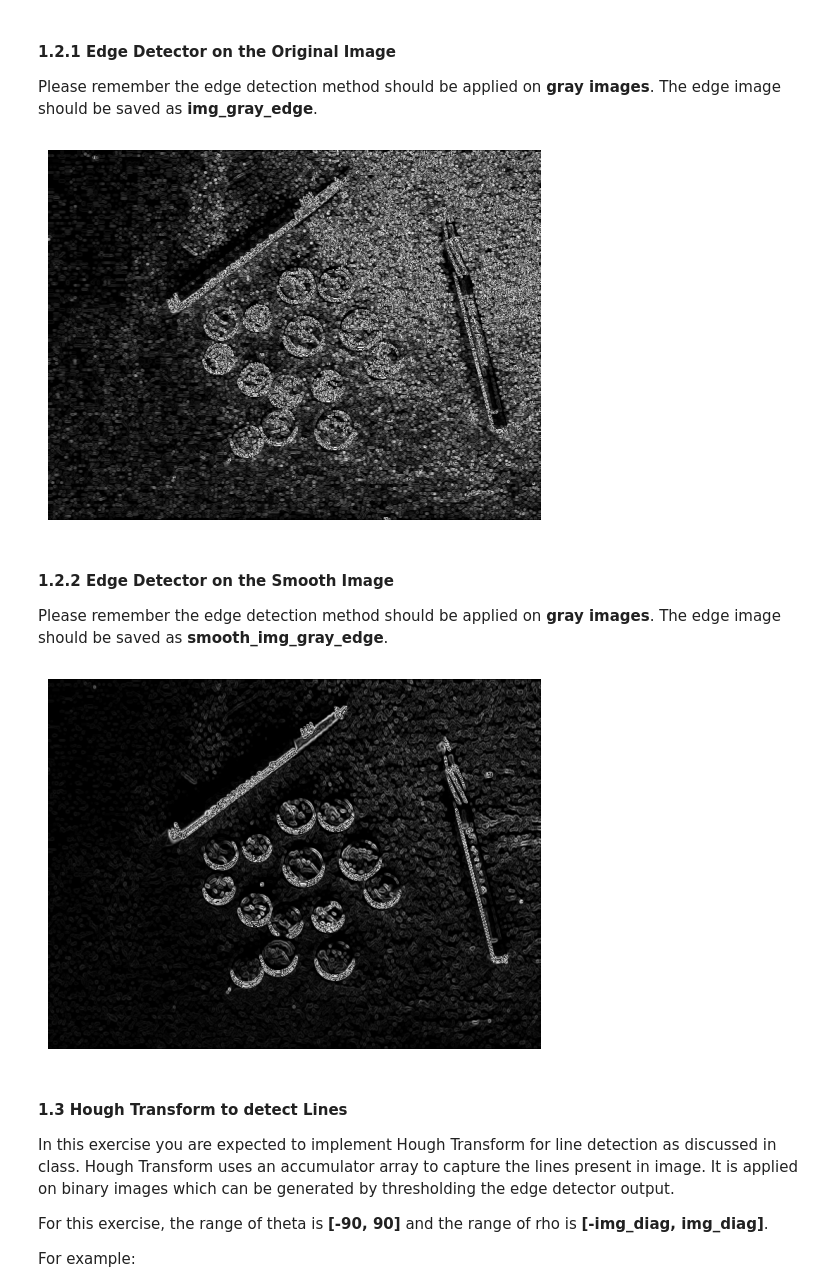
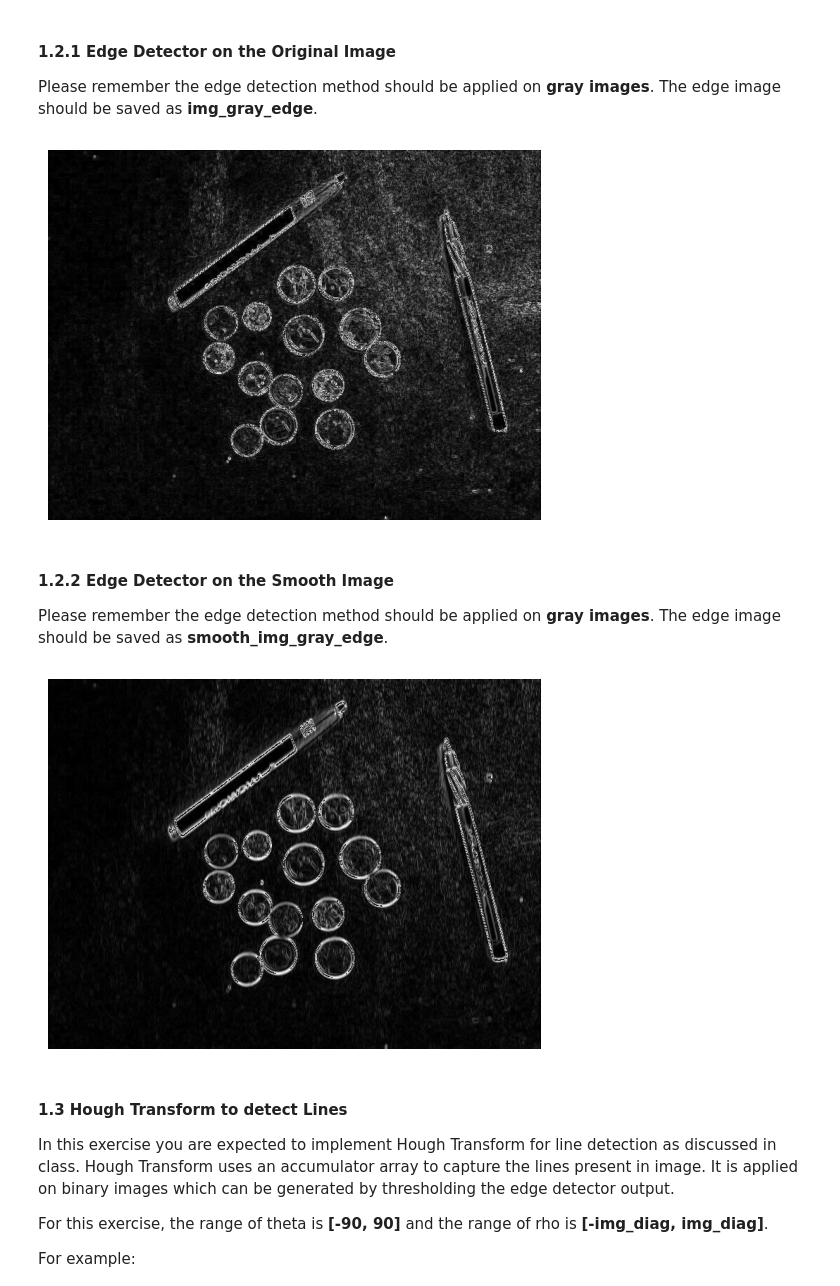
Before and after one commit to JaredMiller9922/CS-6320, a Jupyter notebook: proj2_6320/proj2_code/Project_2_CS6320.ipynb, the cells around one changed output. Cells and saved outputs as stored; diff of their text form; code cells hidden in the pictures.

```diff
--- a/proj2_6320/proj2_code/Project_2_CS6320.ipynb
+++ b/proj2_6320/proj2_code/Project_2_CS6320.ipynb
@@ -183,10 +186,10 @@ You are required to detect edges on both the <b>original</b> and <b>smooth</b> i
 # %%
 # Define the X-direction sobel filter (horizontal gradient)
 sobel_x = np.array([[1,0,-1],[2,0,-2],[1,0,-1]])
-sobel_y = np.array([[1,2,1],[0,0,0],[-1,-2,-1]])
 
-sobel_img = cv.filter2D(img, -1, sobel_y)
-sobel_smooth_img = cv.filter2D(smooth_img, -1, sobel_y)
+sobel_img = cv.filter2D(img, -1, sobel_x)
+
+sobel_smooth_img = cv.filter2D(smooth_img, -1, sobel_x)
 
 sobel_img_gray = rgb2gray(sobel_img)
 sobel_smooth_img_gray = rgb2gray(sobel_smooth_img)
@@ -229,35 +232,35 @@ def detect_edges_with_sobel(image):
         2. Compute the gradient magnitude from the x and y gradients.
     '''
     ############################
     ### TODO: Your Implementation ###
     sobel_x = np.array([[1,0,-1],[2,0,-2],[1,0,-1]])
     sobel_y = np.array([[1,2,1],[0,0,0],[-1,-2,-1]])
 
     # Convolve the input image with the sobel_x and sobel_y filter
     g_x = cv.filter2D(image, -1, sobel_x)
     g_y = cv.filter2D(image, -1, sobel_y)
 
     # To find the gradient magnitude simply take the gradient norm of all pixels
     g_magnitude = np.sqrt(g_x**2 + g_y**2)
 
     ############################
     ### Your Implementation ENDS here ###
     ############################
 
     return g_magnitude
 
-img_gray_edge = detect_edges_with_sobel(sobel_img_gray)
+img_gray_edge = detect_edges_with_sobel(rgb2gray(img))
 
 # Save the Image
 cv.imwrite('../results/Ques_1/Ori_Clean_Edge_Image.png', img_gray_edge)
 
 # Plot the Image
 plt.figure()
 plt.imshow(img_gray_edge.astype(np.uint8), cmap='gray')
 plt.axis('off')
 plt.show()
 # %% [output]
-[figure, old version]
+[figure, new version]
 # %% [markdown]
 #### 1.2.2 Edge Detector on the Smooth Image
 Please remember the edge detection method should be applied on <b>gray images</b>.
@@ -265,7 +268,7 @@ The edge image should be saved as <b>smooth_img_gray_edge</b>.
 # %%
 ############################
 ### TODO: Your Implementation ###
-smooth_img_gray_edge = detect_edges_with_sobel(sobel_smooth_img_gray)
+smooth_img_gray_edge = detect_edges_with_sobel(rgb2gray(smooth_img))
 ############################
 ### Your Implementation ENDS here ###
 ############################
@@ -279,7 +282,7 @@ plt.imshow(smooth_img_gray_edge.astype(np.uint8), cmap='gray')
 plt.axis('off')
 plt.show()
 # %% [output]
-[figure, old version]
+[figure, new version]
 # %% [markdown]
 #### 1.3 Hough Transform to detect Lines
 In this exercise you are expected to implement Hough Transform for line detection as discussed in class. Hough Transform uses an accumulator array to capture the lines present in image. It is applied on binary images which can be generated by thresholding the edge detector output.<br>
```
Also changed, not shown: parts of 14 cells of this notebook, 9 other files.
